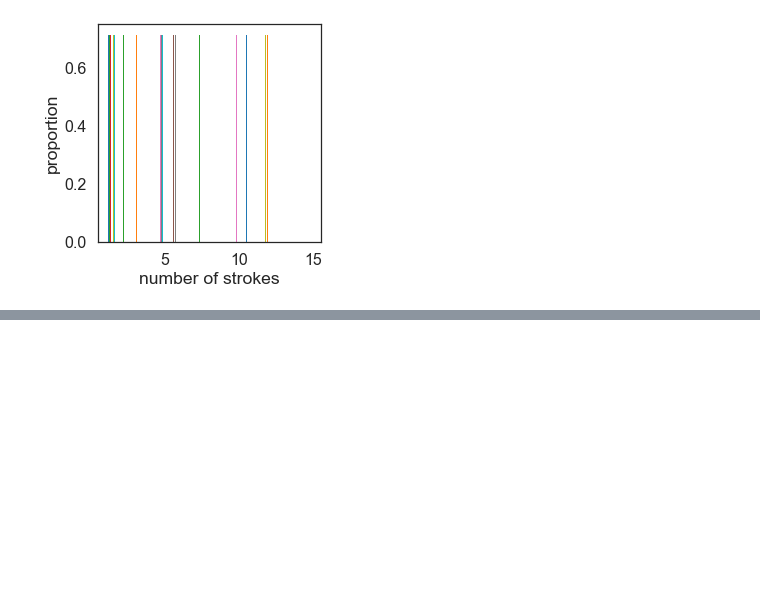
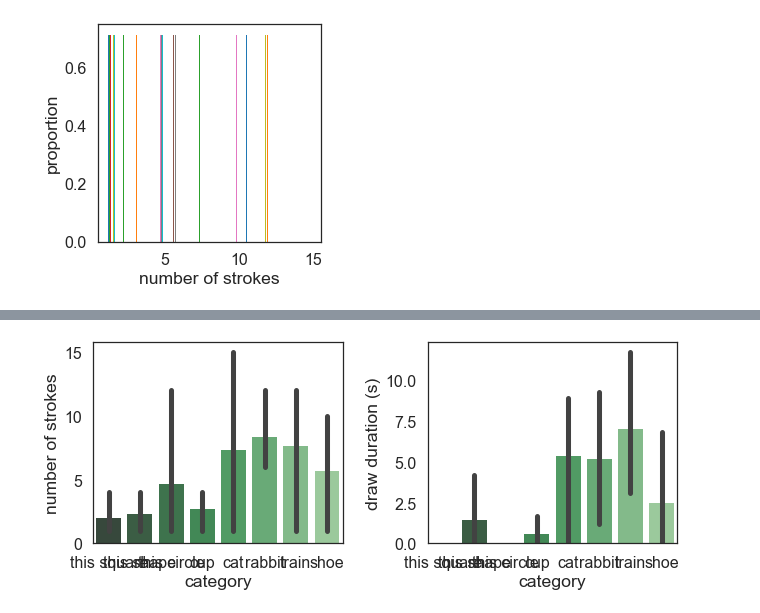
Before and after one commit to brialorelle/kiddraw, a Jupyter notebook: analysis/photodraw/preprocess_photodraw-CDM.ipynb, the cells around one changed output, grey strips where cells are left out. Saved outputs shown, nothing was run; the diff lists cells and outputs as text; code cells hidden in the pictures; blank space fills up the shorter version.

Commit message:
basic data analysis

```diff
--- a/analysis/photodraw/preprocess_photodraw-CDM.ipynb
+++ b/analysis/photodraw/preprocess_photodraw-CDM.ipynb
@@ -88,6 +88,7 @@ if really_run_this:
     submit_date = []
     draw_duration = []
     filename = []
+    age=[]
     countErr = 0
     for s in valid_sessions:
         this_collection = coll
@@ -108,6 +109,7 @@ if really_run_this:
                         png.append(imrec['imgData'])
                         submit_time.append(imrec['time'])
                         submit_date.append(imrec['date'])
+                        age.append(imrec['age'])
                         filename.append(os.path.join(sketch_dir,'{}_sketch_{}_{}.png'.format(imrec['category'], imrec['sessionId'], imrec['condition'])))
                         num_strokes.append(stroke_recs.count())
                         _svg = [] # this keeps track of the strokes from THIS final image
@@ -157,8 +159,8 @@ strec
 # %%
 if really_run_this:
-    X = pd.DataFrame([session_id,trial_num,category,submit_time,submit_date,num_strokes,svg,svg_times,png,draw_duration,filename])
+    X = pd.DataFrame([session_id,age,trial_num,category,submit_time,submit_date,num_strokes,svg,svg_times,png,draw_duration,filename])
     X = X.transpose()
-    X.columns = ['session_id','trial_num','category','submit_time','submit_date','num_strokes','svg','svg_times','png','draw_duration', 'filename']
+    X.columns = ['session_id','age','trial_num','category','submit_time','submit_date','num_strokes','svg','svg_times','png','draw_duration', 'filename']
 # %%
 X
 # %% [output]
@@ -238,23 +243,25 @@ plt.xlabel('draw duration')
 # %%
 plt.figure(figsize=(14,4))
 
 plt.subplot(1,3,1)
-seq = np.arange(4,10)
-sns.barplot(data=X,x='age',y='num_strokes',order=seq,palette="Greens_d")
+# seq = np.arange(4,10)
+sns.barplot(data=X,x='category',y='num_strokes',palette="Greens_d")
 plt.ylabel('number of strokes')
 
 plt.subplot(1,3,2)
 seq = np.arange(4,10)
 
-sns.barplot(data=X,x='age',y='draw_duration',order=seq, palette="Greens_d")
+sns.barplot(data=X,x='category',y='draw_duration', palette="Greens_d")
 plt.ylabel('draw duration (s)')
 
 # plt.subplot(1,3,3)
 # seq = np.arange(4,10)
 # sns.barplot(data=X,x='age',y='mean_intensity',order=seq,palette="Greens_d")
 # plt.ylabel('mean pixel intensity')
 
 plt.tight_layout()
+# %% [output]
+[figure, added]
 # %%
 X.category
 # %%
```
Also changed, not shown: parts of 4 cells of this notebook.
